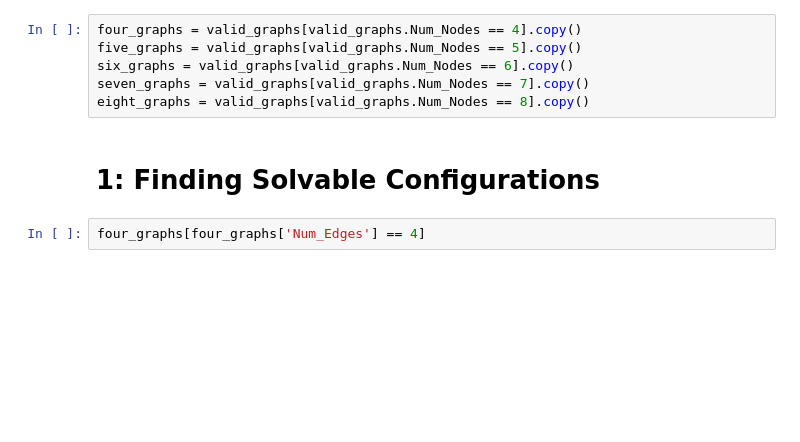
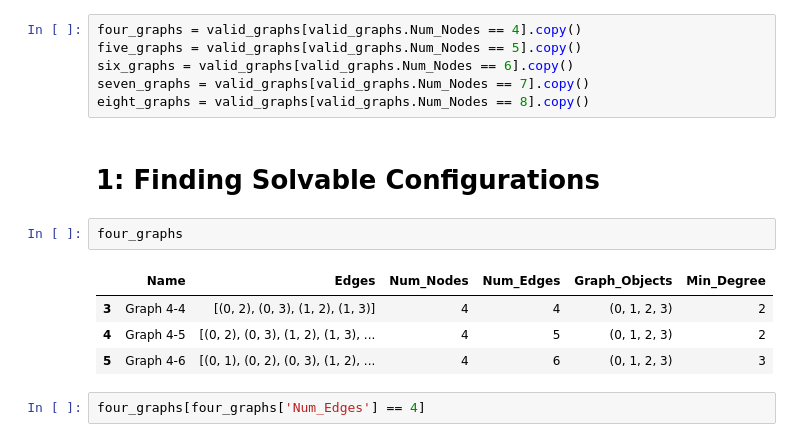
Before and after one commit to briennehayes/MystPuzzle, a Jupyter notebook: MystPuzzle2.ipynb, the cells around one changed output. Drawn from its saved outputs; the diff is of its cells as text; blank space fills up the shorter version.

```diff
--- a/MystPuzzle2.ipynb
+++ b/MystPuzzle2.ipynb
@@ -45,6 +45,13 @@ seven_graphs = valid_graphs[valid_graphs.Num_Nodes == 7].copy()
 eight_graphs = valid_graphs[valid_graphs.Num_Nodes == 8].copy()
 # %% [markdown]
 # 1: Finding Solvable Configurations
+# %%
+four_graphs
+# %% [output]
+|  | Name | Edges | Num_Nodes | Num_Edges | Graph_Objects | Min_Degree |
+| 3 | Graph 4-4 | [(0, 2), (0, 3), (1, 2), (1, 3)] | 4 | 4 | (0, 1, 2, 3) | 2 |
+| 4 | Graph 4-5 | [(0, 2), (0, 3), (1, 2), (1, 3), ... | 4 | 5 | (0, 1, 2, 3) | 2 |
+| 5 | Graph 4-6 | [(0, 1), (0, 2), (0, 3), (1, 2), ... | 4 | 6 | (0, 1, 2, 3) | 3 |
 # %%
 four_graphs[four_graphs['Num_Edges'] == 4]
 # %% [output]
```
Also changed, not shown: parts of 5 cells of this notebook, 1 other file.
